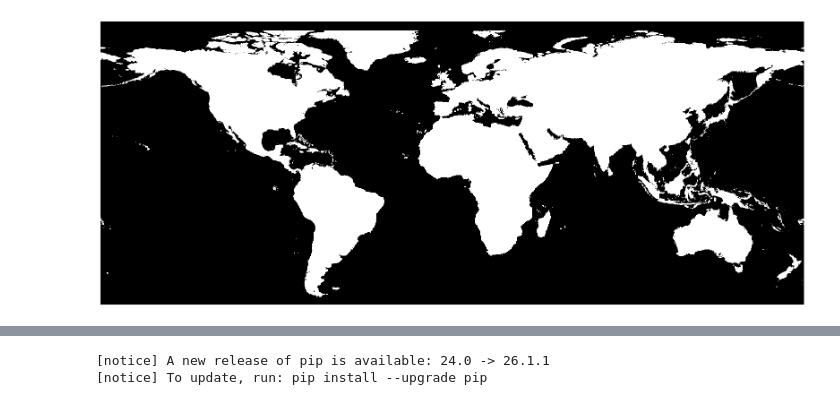
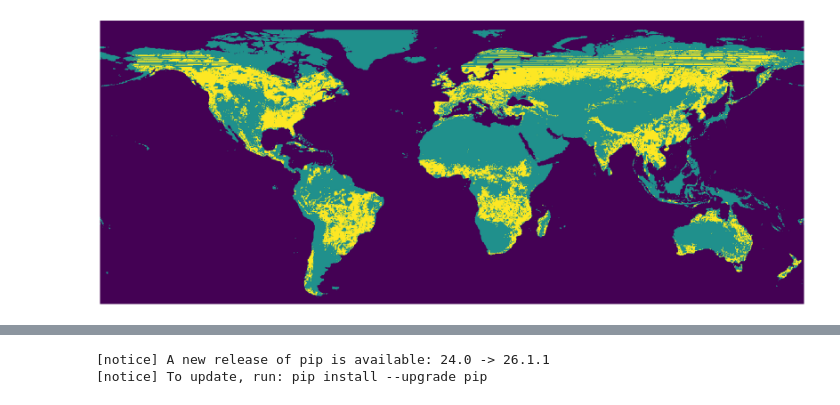
Before and after one commit to JamesBrockUoB/ForestGainFoundations, a Jupyter notebook: DataCollection/gee_inspection.ipynb, the cells around one changed output, grey strips where cells are left out. Saved outputs shown, nothing was run; the diff lists cells and outputs as text; code cells hidden in the pictures.

```diff
--- a/DataCollection/gee_inspection.ipynb
+++ b/DataCollection/gee_inspection.ipynb
@@ -2,9 +2,6 @@
 import json
 import numpy as np
 import matplotlib.pyplot as plt
-
-with open("data/aois/all_aois.json") as f:
-    aois = json.load(f)
 
 STEP = 0.25
 
@@ -14,47 +11,64 @@ lat_min = -60.0
 lon_bins = int(360 / STEP)
 lat_bins = int(145 / STEP)
 
-grid = np.zeros((lat_bins, lon_bins), dtype=np.uint8)
+all_grid = np.zeros((lat_bins, lon_bins), dtype=np.uint8)
+valid_grid = np.zeros((lat_bins, lon_bins), dtype=np.uint8)
 
 
 def get_bounds(a):
-    # supports BOTH formats: feature or flattened dict
     p = a.get("properties", a)
 
     return (
         p.get("minLon"),
         p.get("maxLon"),
         p.get("minLat"),
         p.get("maxLat"),
     )
 
 
-for a in aois:
-    min_lon, max_lon, min_lat, max_lat = get_bounds(a)
+def add_to_grid(aois, grid):
+    for a in aois:
+        min_lon, max_lon, min_lat, max_lat = get_bounds(a)
 
-    if None in (min_lon, max_lon, min_lat, max_lat):
-        continue
+        if None in (min_lon, max_lon, min_lat, max_lat):
+            continue
 
-    lon = (min_lon + max_lon) / 2
-    lat = (min_lat + max_lat) / 2
+        lon = (min_lon + max_lon) / 2
+        lat = (min_lat + max_lat) / 2
 
-    x = int((lon - lon_min) / STEP)
-    y = int((lat - lat_min) / STEP)
+        x = int((lon - lon_min) / STEP)
+        y = int((lat - lat_min) / STEP)
 
-    if 0 <= x < lon_bins and 0 <= y < lat_bins:
-        grid[y, x] = 1
+        if 0 <= x < lon_bins and 0 <= y < lat_bins:
+            grid[y, x] = 1
 
-plt.figure(figsize=(16, 8))
+
+with open("data/aois/all_aois.json") as f:
+    all_aois = json.load(f)
+
+with open("data/aois/valid_aois.json") as f:
+    valid_aois = json.load(f)
+
+add_to_grid(all_aois, all_grid)
+add_to_grid(valid_aois, valid_grid)
+
+# 0 = empty
+# 1 = search space
+# 2 = valid AOI
+
+combined = all_grid.copy()
+combined[valid_grid == 1] = 2
+
+plt.figure(figsize=(18, 9))
 
 plt.imshow(
-    grid,
-    cmap="gray",
+    combined,
+    origin="lower",
     interpolation="nearest",
-    origin="lower"
 )
 
 plt.axis("off")
 plt.tight_layout()
 plt.show()
 # %% [output]
-[figure, old version]
+[figure, new version]
```
Also changed, not shown: parts of 1 cell of this notebook, 2 other files.
